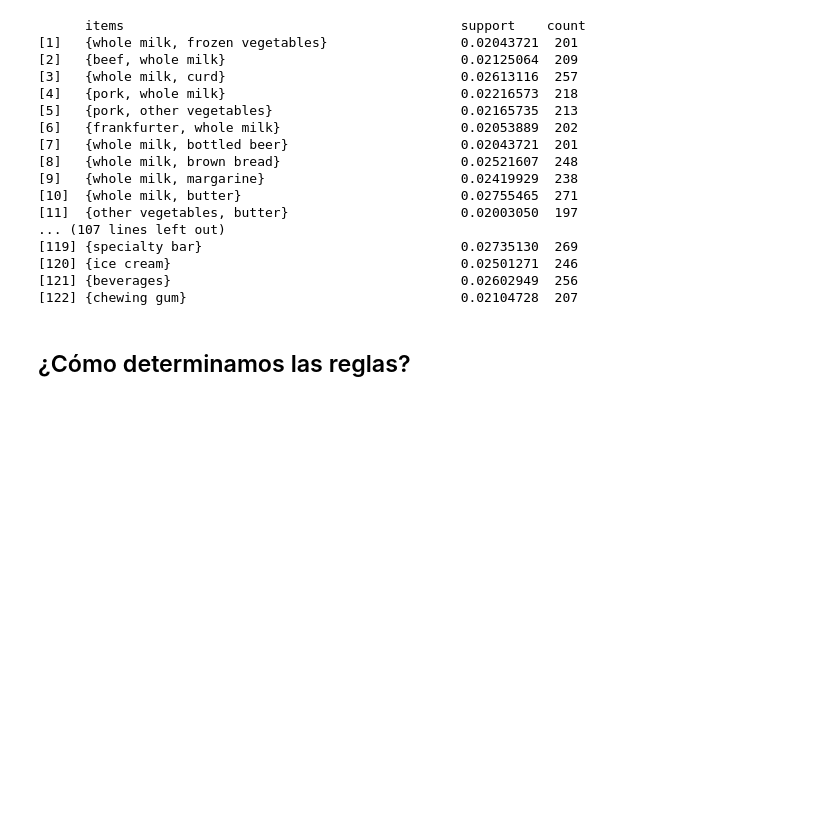
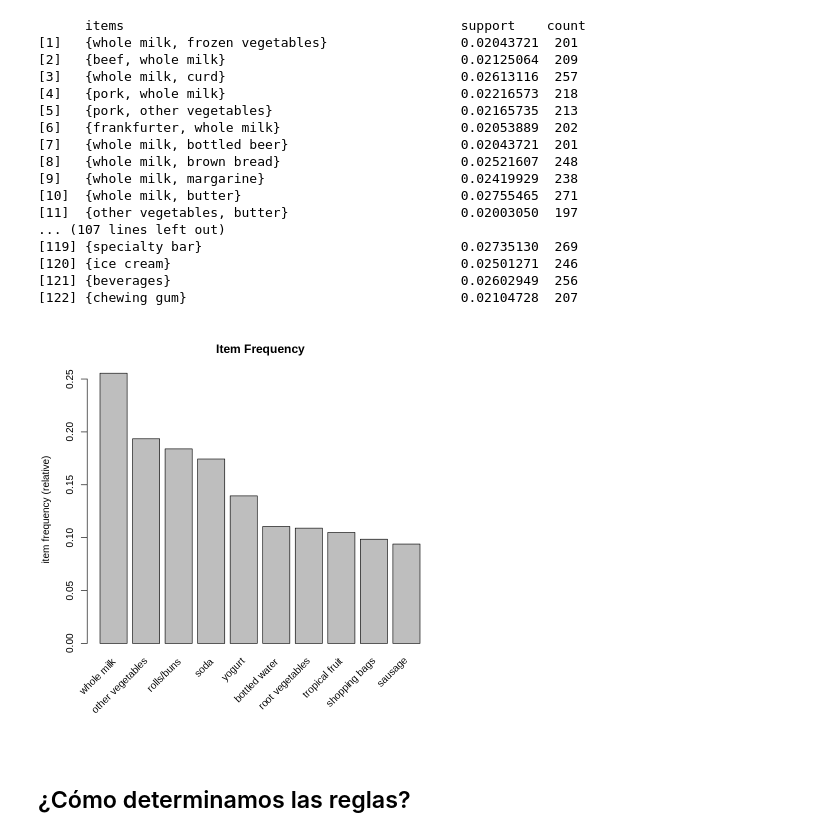
Before and after one commit to majorquev/DBDC_202507_Programacion_en_R_para_ciencia_de_datos, a Jupyter notebook: Clases/Clase7/Clase7_1_reglas_de_asociacion.ipynb, the cells around one changed output. Saved outputs shown, nothing was run; the diff lists cells and outputs as text; code cells hidden in the pictures; blank space fills up the shorter version.

```diff
--- a/Clases/Clase7/Clase7_1_reglas_de_asociacion.ipynb
+++ b/Clases/Clase7/Clase7_1_reglas_de_asociacion.ipynb
@@ -194,8 +194,10 @@ inspect(frequentItems)
 # %%
 itemFrequencyPlot(Groceries,
                   topN=10,
-                  type="absolute",
+                  type="relative",
                   main="Item Frequency") #podemos graficar los items frecuentes
+# %% [output]
+[figure, added]
 # %% [markdown]
 ## ¿Cómo determinamos las reglas?
 # %%
```
Also changed, not shown: parts of 19 cells of this notebook.
